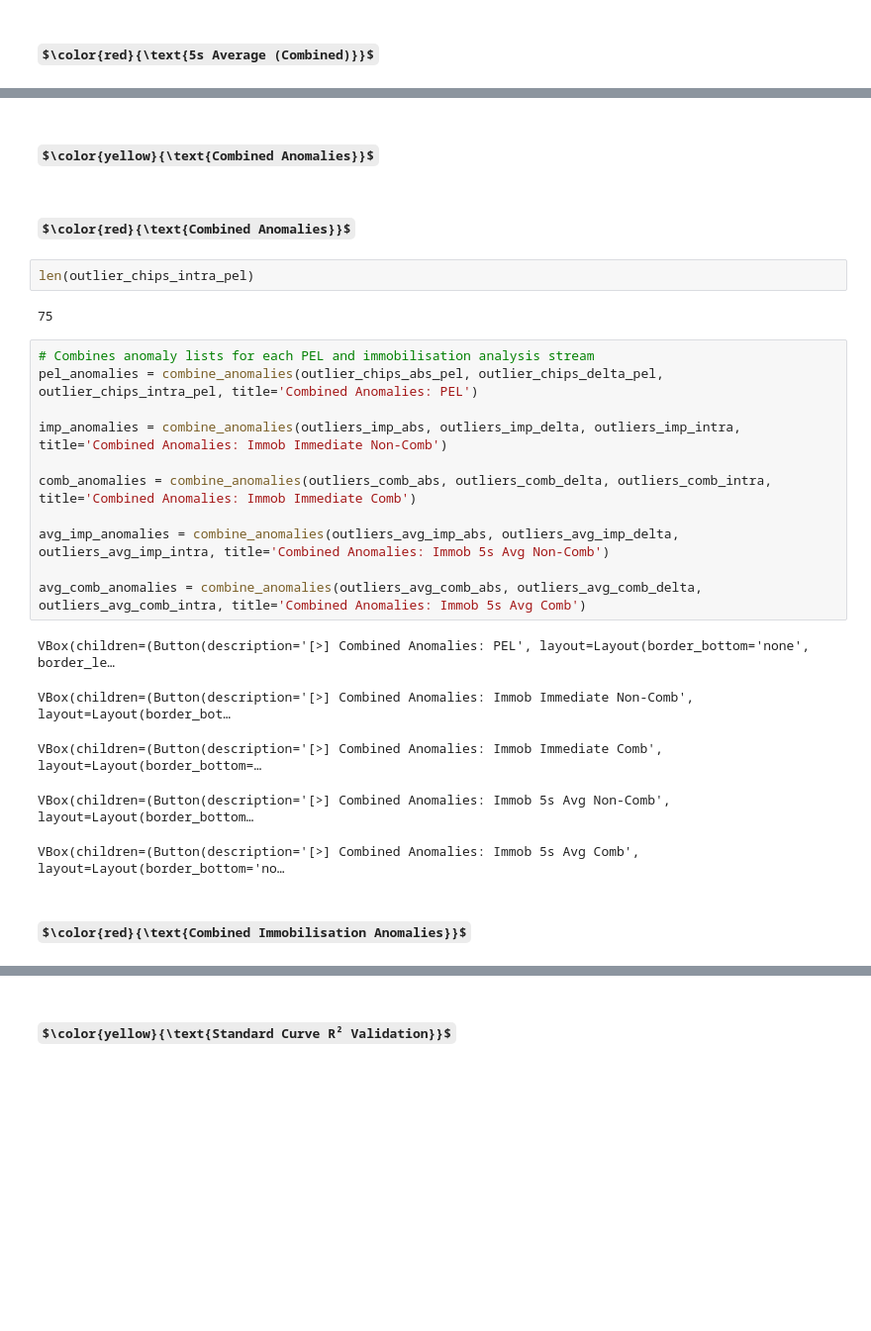
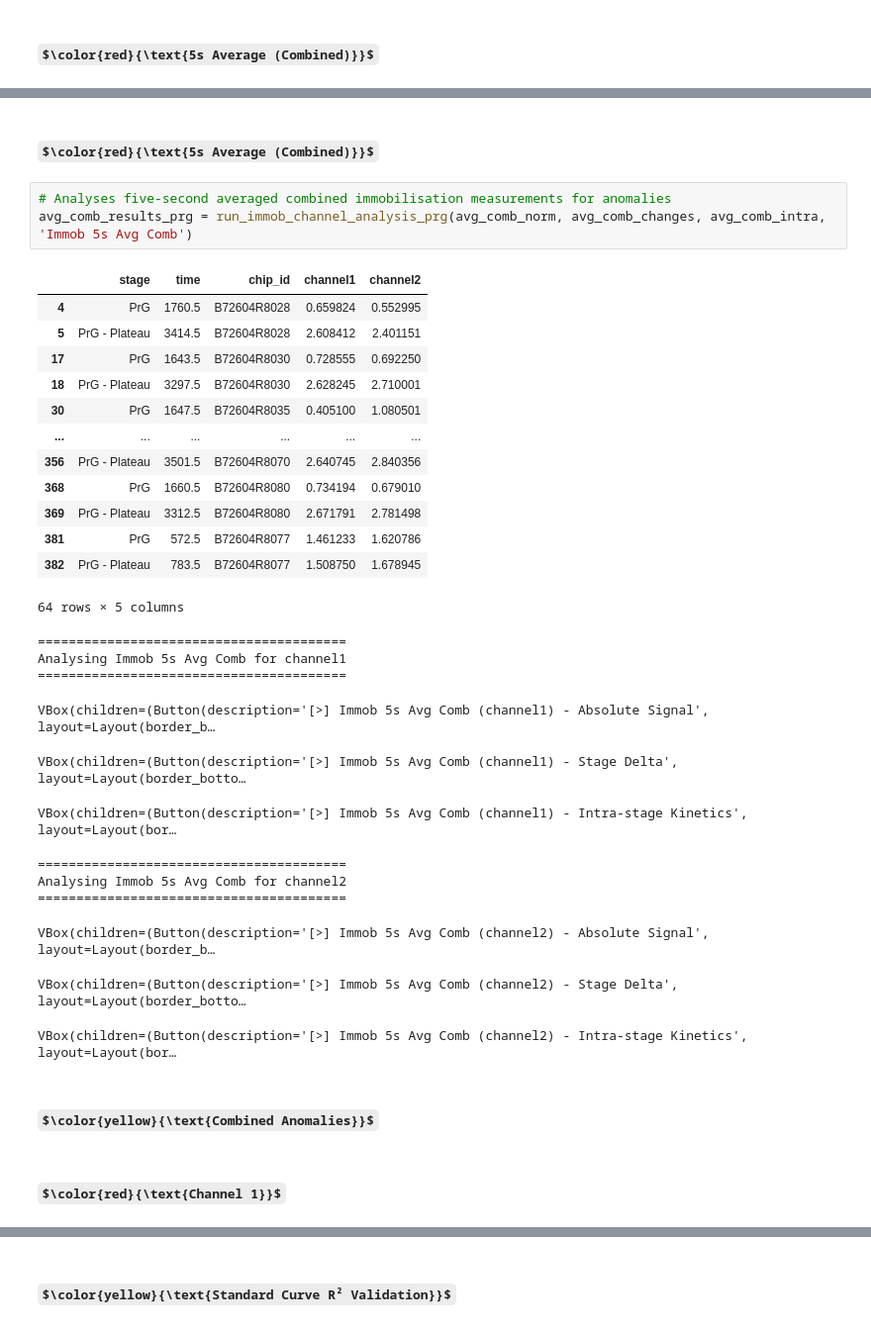
Before and after one commit to Callum88997/Causeway-Sensors, a Jupyter notebook: titan_analysis.ipynb, the cells around one changed output, grey strips where cells are left out. Shown at 99% size. Drawn from its saved outputs; the diff is of its cells as text; some formulas as TeX source; blank space fills up the shorter version.

```diff
--- a/titan_analysis.ipynb
+++ b/titan_analysis.ipynb
@@ -762,27 +878,35 @@ VBox(children=(Button(description='[>] Immob 5s Avg Comb (channel2) - Intra-stag
+# %% [markdown]
+### $\color{red}{\text{5s Average (Combined)}}$
+# %%
+# Analyses five-second averaged combined immobilisation measurements for anomalies
+avg_comb_results_prg = run_immob_channel_analysis_prg(avg_comb_norm, avg_comb_changes, avg_comb_intra, 'Immob 5s Avg Comb')
+# %% [output]
+|  | stage | time | chip_id | channel1 | channel2 |
+| 4 | PrG | 1760.5 | B72604R8028 | 0.659824 | 0.552995 |
+| 5 | PrG - Plateau | 3414.5 | B72604R8028 | 2.608412 | 2.401151 |
+| 17 | PrG | 1643.5 | B72604R8030 | 0.728555 | 0.692250 |
+| 18 | PrG - Plateau | 3297.5 | B72604R8030 | 2.628245 | 2.710001 |
+| 30 | PrG | 1647.5 | B72604R8035 | 0.405100 | 1.080501 |
+| ... | ... | ... | ... | ... | ... |
+| 356 | PrG - Plateau | 3501.5 | B72604R8070 | 2.640745 | 2.840356 |
+| 368 | PrG | 1660.5 | B72604R8080 | 0.734194 | 0.679010 |
+| 369 | PrG - Plateau | 3312.5 | B72604R8080 | 2.671791 | 2.781498 |
+| 381 | PrG | 572.5 | B72604R8077 | 1.461233 | 1.620786 |
+| 382 | PrG - Plateau | 783.5 | B72604R8077 | 1.508750 | 1.678945 |
+64 rows × 5 columns
+========================================
+Analysing Immob 5s Avg Comb for channel1
+========================================
+VBox(children=(Button(description='[>] Immob 5s Avg Comb (channel1) - Absolute Signal', layout=Layout(border_b…
+VBox(children=(Button(description='[>] Immob 5s Avg Comb (channel1) - Stage Delta', layout=Layout(border_botto…
+VBox(children=(Button(description='[>] Immob 5s Avg Comb (channel1) - Intra-stage Kinetics', layout=Layout(bor…
+========================================
+Analysing Immob 5s Avg Comb for channel2
+========================================
+VBox(children=(Button(description='[>] Immob 5s Avg Comb (channel2) - Absolute Signal', layout=Layout(border_b…
+VBox(children=(Button(description='[>] Immob 5s Avg Comb (channel2) - Stage Delta', layout=Layout(border_botto…
+VBox(children=(Button(description='[>] Immob 5s Avg Comb (channel2) - Intra-stage Kinetics', layout=Layout(bor…
 # %% [markdown]
 ## $\color{yellow}{\text{Combined Anomalies}}$
 # %% [markdown]
-### $\color{red}{\text{Combined Anomalies}}$
+### $\color{red}{\text{Channel 1}}$
-# %%
-len(outlier_chips_intra_pel)
-# %% [output]
-75
-# %%
-# Combines anomaly lists for each PEL and immobilisation analysis stream
-pel_anomalies = combine_anomalies(outlier_chips_abs_pel, outlier_chips_delta_pel, outlier_chips_intra_pel, title='Combined Anomalies: PEL')
-
-imp_anomalies = combine_anomalies(outliers_imp_abs, outliers_imp_delta, outliers_imp_intra, title='Combined Anomalies: Immob Immediate Non-Comb')
-
-comb_anomalies = combine_anomalies(outliers_comb_abs, outliers_comb_delta, outliers_comb_intra, title='Combined Anomalies: Immob Immediate Comb')
-
-avg_imp_anomalies = combine_anomalies(outliers_avg_imp_abs, outliers_avg_imp_delta, outliers_avg_imp_intra, title='Combined Anomalies: Immob 5s Avg Non-Comb')
-
-avg_comb_anomalies = combine_anomalies(outliers_avg_comb_abs, outliers_avg_comb_delta, outliers_avg_comb_intra, title='Combined Anomalies: Immob 5s Avg Comb')
-# %% [output]
-VBox(children=(Button(description='[>] Combined Anomalies: PEL', layout=Layout(border_bottom='none', border_le…
-VBox(children=(Button(description='[>] Combined Anomalies: Immob Immediate Non-Comb', layout=Layout(border_bot…
-VBox(children=(Button(description='[>] Combined Anomalies: Immob Immediate Comb', layout=Layout(border_bottom=…
-VBox(children=(Button(description='[>] Combined Anomalies: Immob 5s Avg Non-Comb', layout=Layout(border_bottom…
-VBox(children=(Button(description='[>] Combined Anomalies: Immob 5s Avg Comb', layout=Layout(border_bottom='no…
-# %% [markdown]
-### $\color{red}{\text{Combined Immobilisation Anomalies}}$
```
Also changed, not shown: parts of 77 cells of this notebook, 1 other file.
